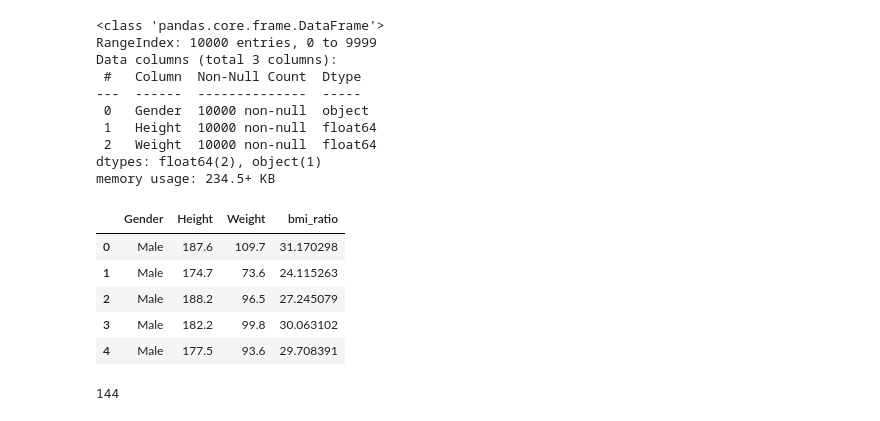
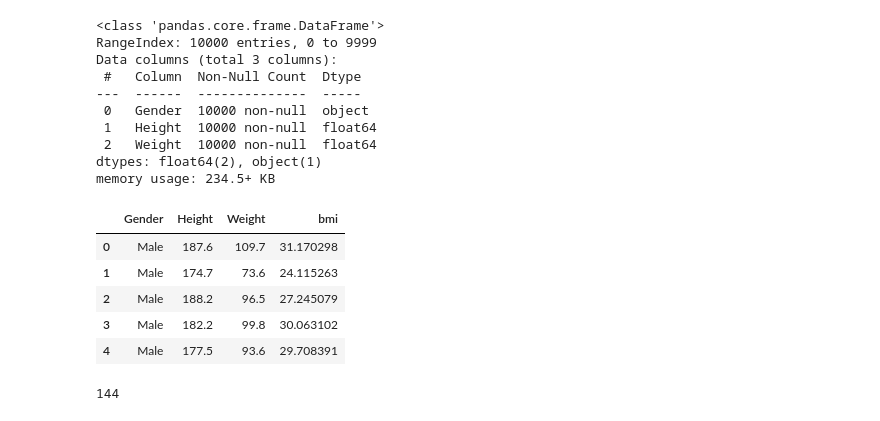
Before and after one commit to va4756/yemoon_bigdata_test, a Jupyter notebook: sinagong_bigdata.ipynb, the cells around one changed output. Cells and saved outputs as stored; diff of their text form; code cells hidden in the pictures.

```diff
--- a/sinagong_bigdata.ipynb
+++ b/sinagong_bigdata.ipynb
@@ -1089,10 +1060,10 @@ Data columns (total 3 columns):
 dtypes: float64(2), object(1)
 memory usage: 234.5+ KB
 # %%
-df['bmi_ratio'] = df['Weight'] / (df['Height'] / 100)**2
+df['bmi'] =df['Weight'] / (df['Height'] / 100) ** 2
 df.head()
 # %% [output]
-|  | Gender | Height | Weight | bmi_ratio |
+|  | Gender | Height | Weight | bmi |
 | 0 | Male | 187.6 | 109.7 | 31.170298 |
 | 1 | Male | 174.7 | 73.6 | 24.115263 |
 | 2 | Male | 188.2 | 96.5 | 27.245079 |
```
Also changed, not shown: parts of 19 cells of this notebook.
